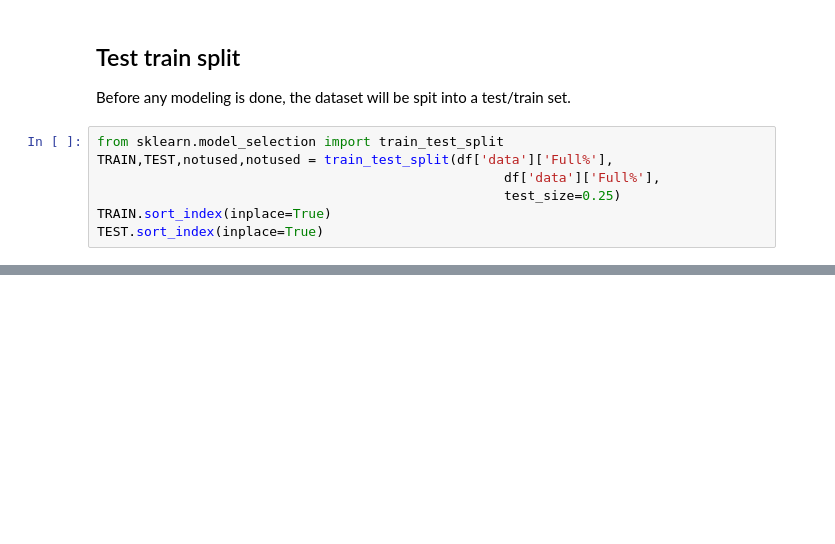
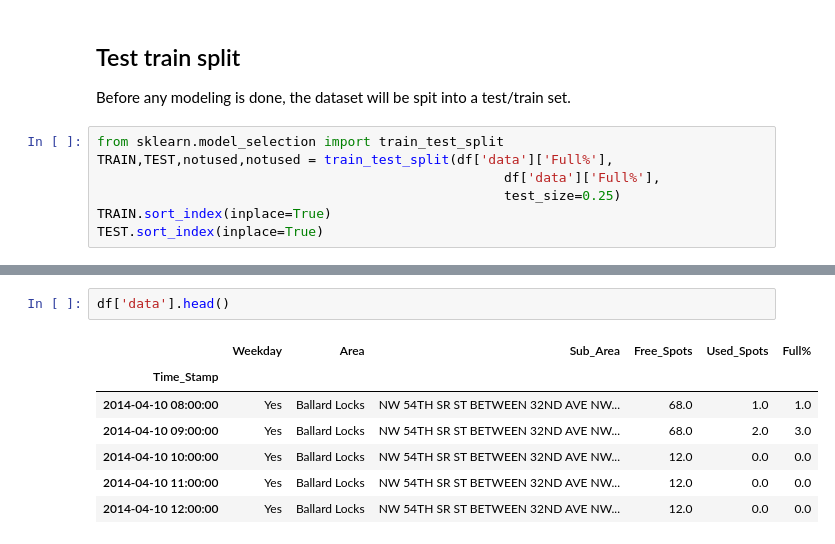
Before and after one commit to bok11/IS-Data-Analasys, a Jupyter notebook: Data Exploration (Part 2).ipynb, the cells around one changed output, grey strips where cells are left out. Saved outputs shown, nothing was run; the diff lists cells and outputs as text; blank space fills up the shorter version.

```diff
--- a/Data Exploration (Part 2).ipynb
+++ b/Data Exploration (Part 2).ipynb
@@ -148,0 +184,10 @@ plt.show()
+# %%
+df['data'].head()
+# %% [output]
+|  | Weekday | Area | Sub_Area | Free_Spots | Used_Spots | Full% |
+| Time_Stamp |  |  |  |  |  |  |
+| 2014-04-10 08:00:00 | Yes | Ballard Locks | NW 54TH SR ST BETWEEN 32ND AVE NW... | 68.0 | 1.0 | 1.0 |
+| 2014-04-10 09:00:00 | Yes | Ballard Locks | NW 54TH SR ST BETWEEN 32ND AVE NW... | 68.0 | 2.0 | 3.0 |
+| 2014-04-10 10:00:00 | Yes | Ballard Locks | NW 54TH SR ST BETWEEN 32ND AVE NW... | 12.0 | 0.0 | 0.0 |
+| 2014-04-10 11:00:00 | Yes | Ballard Locks | NW 54TH SR ST BETWEEN 32ND AVE NW... | 12.0 | 0.0 | 0.0 |
+| 2014-04-10 12:00:00 | Yes | Ballard Locks | NW 54TH SR ST BETWEEN 32ND AVE NW... | 12.0 | 0.0 | 0.0 |
```
Also changed, not shown: parts of 14 cells of this notebook.
